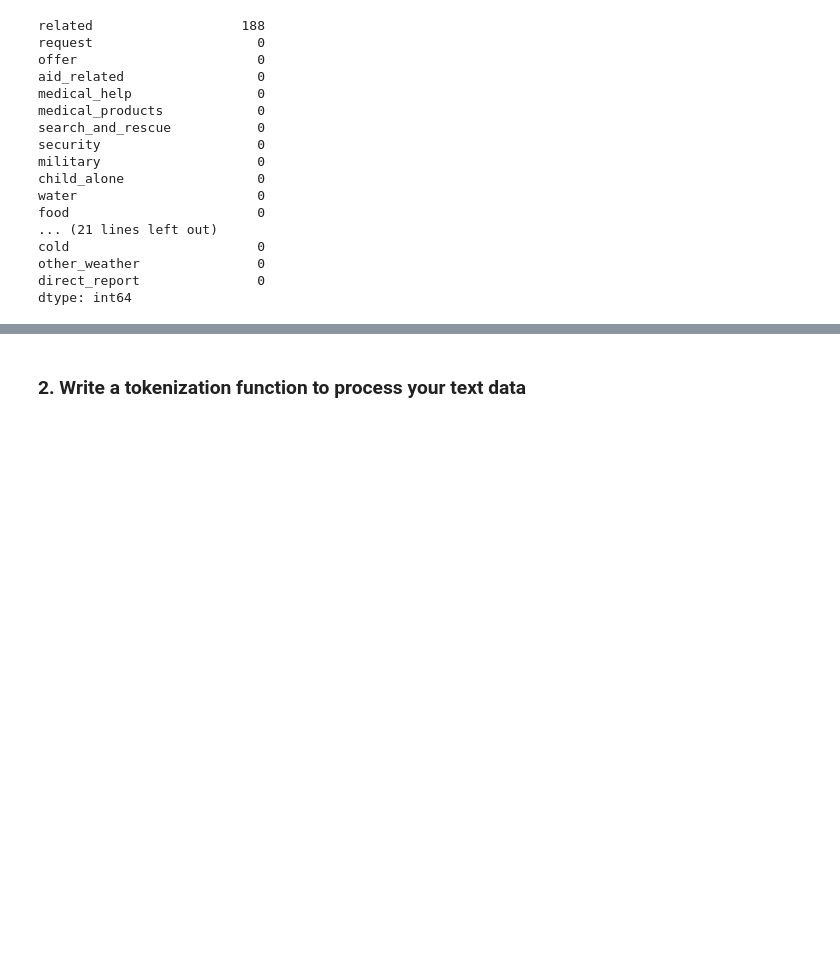
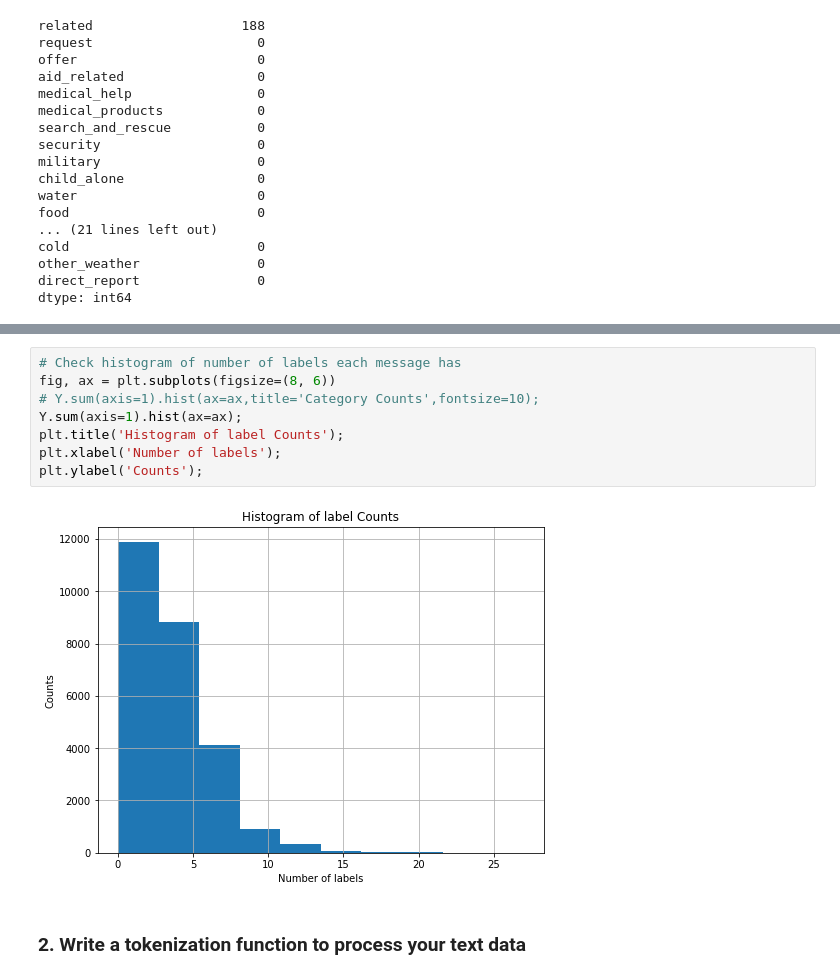
Before and after one commit to texcindy99/Disaster_Response_Pipelines, a Jupyter notebook: ML Pipeline Preparation.ipynb, the cells around one changed output, grey strips where cells are left out. Drawn from its saved outputs; the diff is of its cells as text; blank space fills up the shorter version.

```diff
--- a/ML Pipeline Preparation.ipynb
+++ b/ML Pipeline Preparation.ipynb
@@ -135,3 +173,13 @@ Total messages: 26216
+# %%
+# Check histogram of number of labels each message has
+fig, ax = plt.subplots(figsize=(8, 6))
+# Y.sum(axis=1).hist(ax=ax,title='Category Counts',fontsize=10);
+Y.sum(axis=1).hist(ax=ax);
+plt.title('Histogram of label Counts');
+plt.xlabel('Number of labels');
+plt.ylabel('Counts');
+# %% [output]
+[figure, added]
 # %% [markdown]
 ### 2. Write a tokenization function to process your text data
 # %%
```
Also changed, not shown: parts of 32 cells of this notebook.
